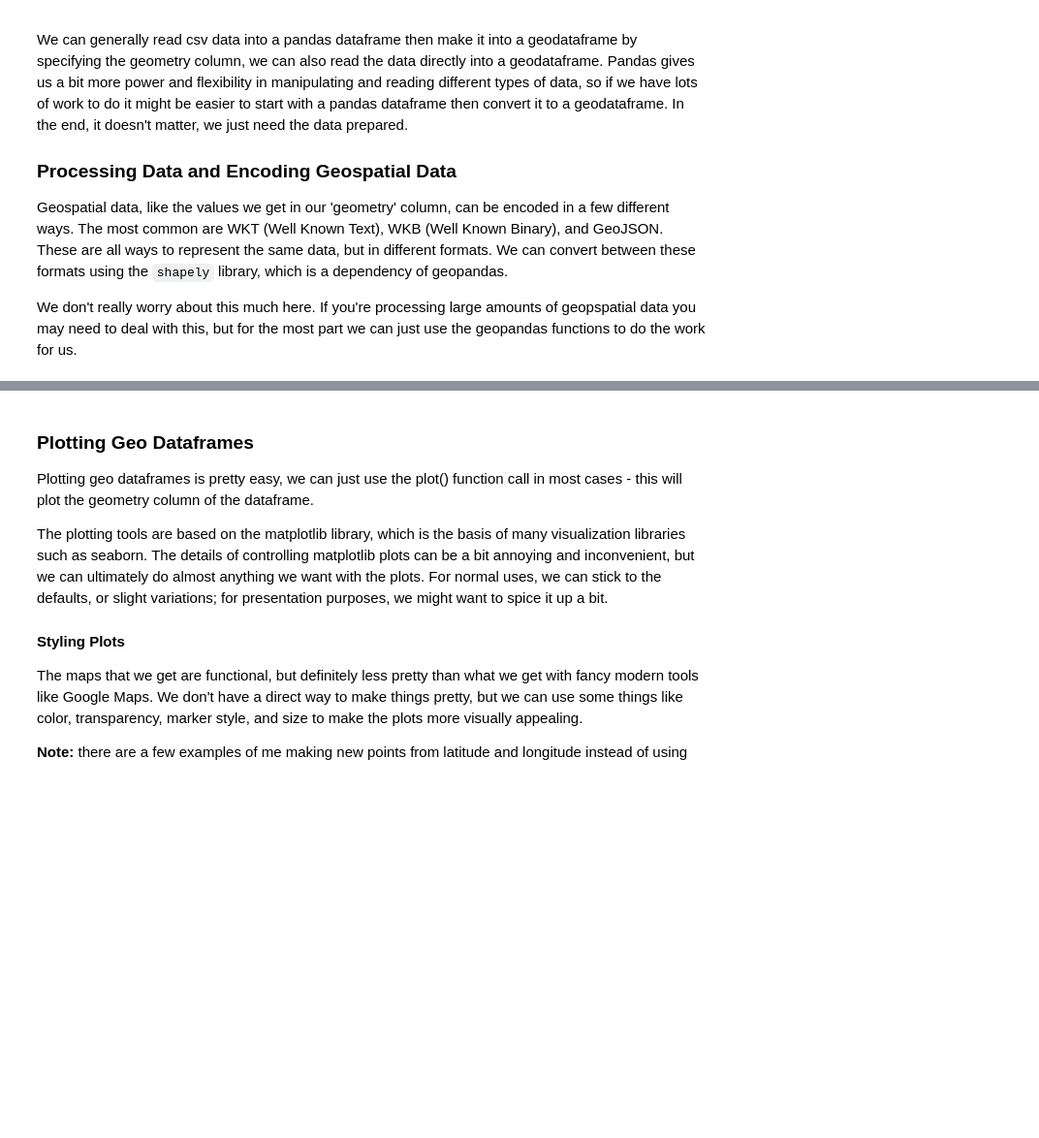
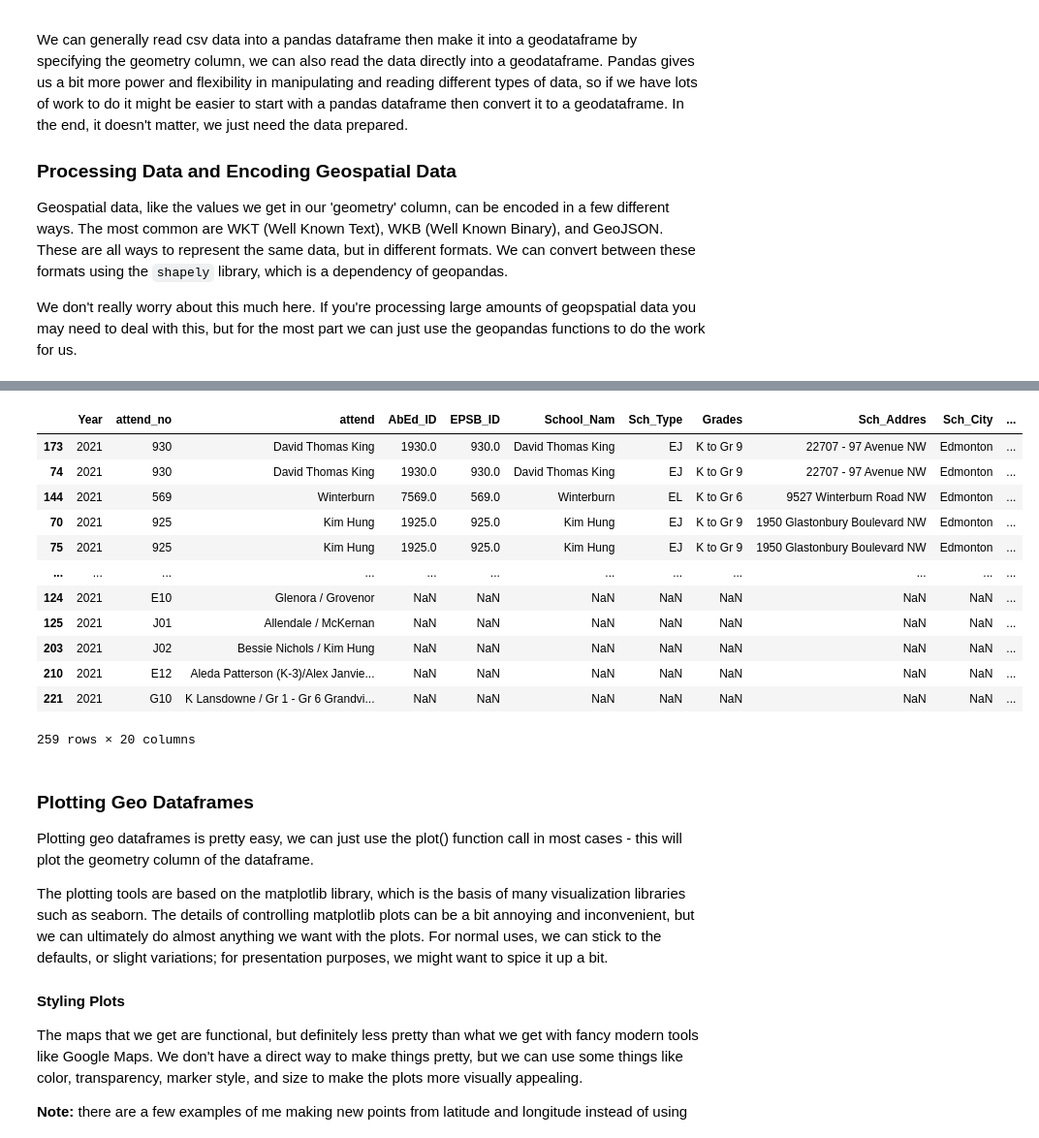
Before and after one commit to AkeemSemperDataScience/Programming_Basics_for_Machine_Learning_Students, a Jupyter notebook: workbooks/027_geopandas_basics_sol.ipynb, the cells around one changed output, grey strips where cells are left out. Shown at 97% size. Cells and saved outputs as stored; diff of their text form; code cells hidden in the pictures; blank space fills up the shorter version.

```diff
--- a/workbooks/027_geopandas_basics_sol.ipynb
+++ b/workbooks/027_geopandas_basics_sol.ipynb
@@ -42,3 +42,19 @@ schools.head()
+# %%
+schools.sort_values(by="Latitude", ascending=True)
+# %% [output]
+|  | Year | attend_no | attend | AbEd_ID | EPSB_ID | School_Nam | Sch_Type | Grades | Sch_Addres | Sch_City | ... |
+| 173 | 2021 | 930 | David Thomas King | 1930.0 | 930.0 | David Thomas King | EJ | K to Gr 9 | 22707 - 97 Avenue NW | Edmonton | ... |
+| 74 | 2021 | 930 | David Thomas King | 1930.0 | 930.0 | David Thomas King | EJ | K to Gr 9 | 22707 - 97 Avenue NW | Edmonton | ... |
+| 144 | 2021 | 569 | Winterburn | 7569.0 | 569.0 | Winterburn | EL | K to Gr 6 | 9527 Winterburn Road NW | Edmonton | ... |
+| 70 | 2021 | 925 | Kim Hung | 1925.0 | 925.0 | Kim Hung | EJ | K to Gr 9 | 1950 Glastonbury Boulevard NW | Edmonton | ... |
+| 75 | 2021 | 925 | Kim Hung | 1925.0 | 925.0 | Kim Hung | EJ | K to Gr 9 | 1950 Glastonbury Boulevard NW | Edmonton | ... |
+| ... | ... | ... | ... | ... | ... | ... | ... | ... | ... | ... | ... |
+| 124 | 2021 | E10 | Glenora / Grovenor | NaN | NaN | NaN | NaN | NaN | NaN | NaN | ... |
+| 125 | 2021 | J01 | Allendale / McKernan | NaN | NaN | NaN | NaN | NaN | NaN | NaN | ... |
+| 203 | 2021 | J02 | Bessie Nichols / Kim Hung | NaN | NaN | NaN | NaN | NaN | NaN | NaN | ... |
+| 210 | 2021 | E12 | Aleda Patterson (K-3)/Alex Janvie... | NaN | NaN | NaN | NaN | NaN | NaN | NaN | ... |
+| 221 | 2021 | G10 | K Lansdowne / Gr 1 - Gr 6 Grandvi... | NaN | NaN | NaN | NaN | NaN | NaN | NaN | ... |
+259 rows × 20 columns
 # %% [markdown]
 ### Plotting Geo Dataframes
 
```
Also changed, not shown: parts of 8 cells of this notebook, 6 other files.
